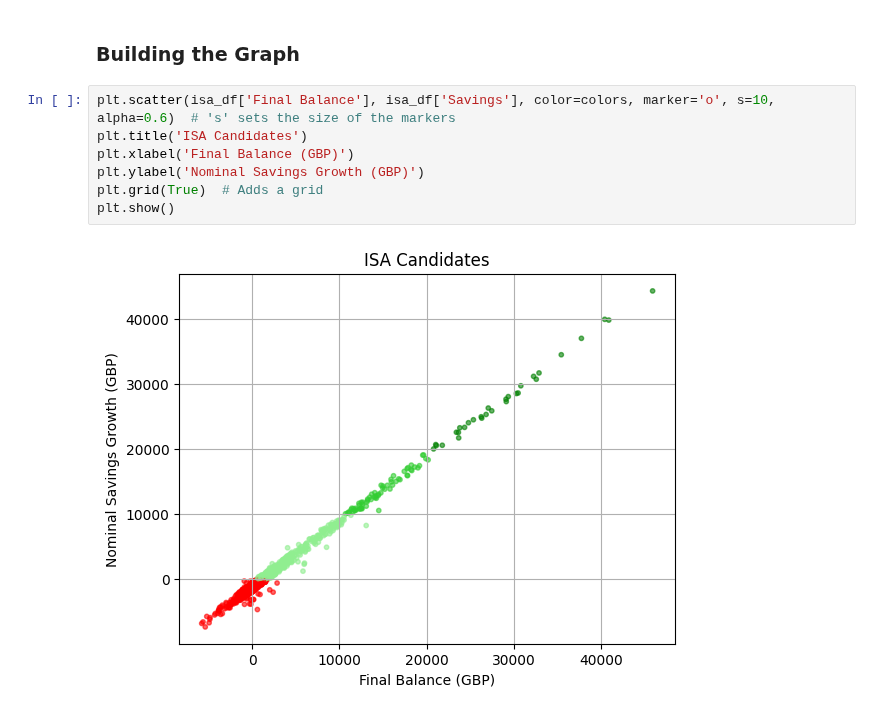
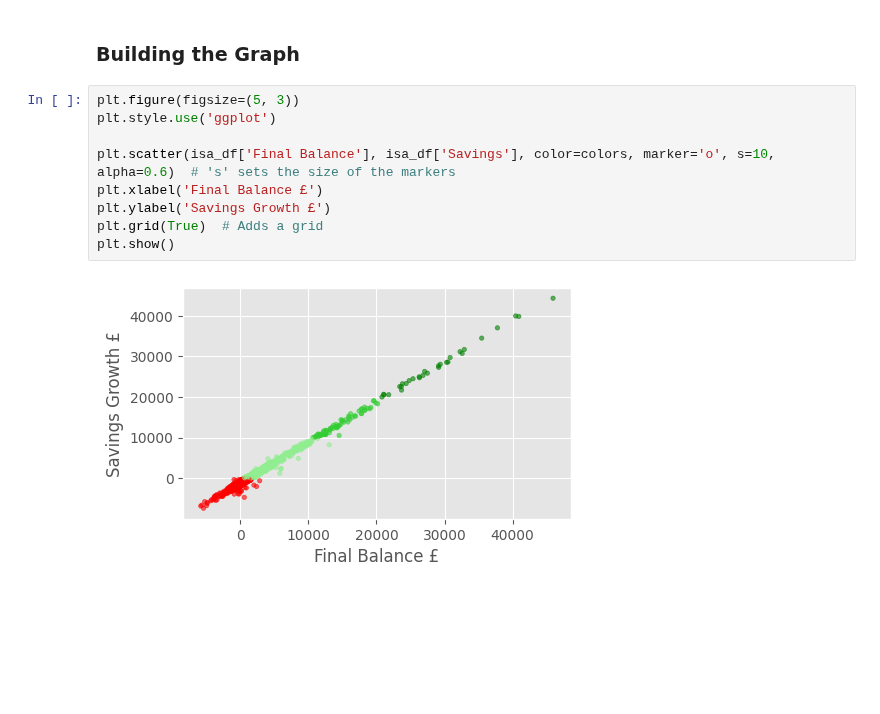
Before and after one commit to UoB-DSMP-2023-24/dsmp-2024-group27, a Jupyter notebook: PersonalFinance/ISA Recommendation 2.ipynb, the cells around one changed output. Saved outputs shown, nothing was run; the diff lists cells and outputs as text; blank space fills up the shorter version.

Commit message:
made further changes to graphs

```diff
--- a/PersonalFinance/ISA Recommendation 2.ipynb
+++ b/PersonalFinance/ISA Recommendation 2.ipynb
@@ -111,14 +111,16 @@ for x in isa_df['Savings']:
 # %% [markdown]
 ### Building the Graph
 # %%
+plt.figure(figsize=(5, 3))
+plt.style.use('ggplot')
+
 plt.scatter(isa_df['Final Balance'], isa_df['Savings'], color=colors, marker='o', s=10, alpha=0.6)  # 's' sets the size of the markers
-plt.title('ISA Candidates')
-plt.xlabel('Final Balance (GBP)')
-plt.ylabel('Nominal Savings Growth (GBP)')
+plt.xlabel('Final Balance £')
+plt.ylabel('Savings Growth £')
 plt.grid(True)  # Adds a grid
 plt.show()
 # %% [output]
-[figure, old version]
+[figure, new version]
 # %%
 initial_balance_list = list(isa_df['Initial Balance'])
 final_balance_list = list(isa_df['Final Balance'])
```
Also changed, not shown: parts of 5 cells of this notebook, 3 other files.
